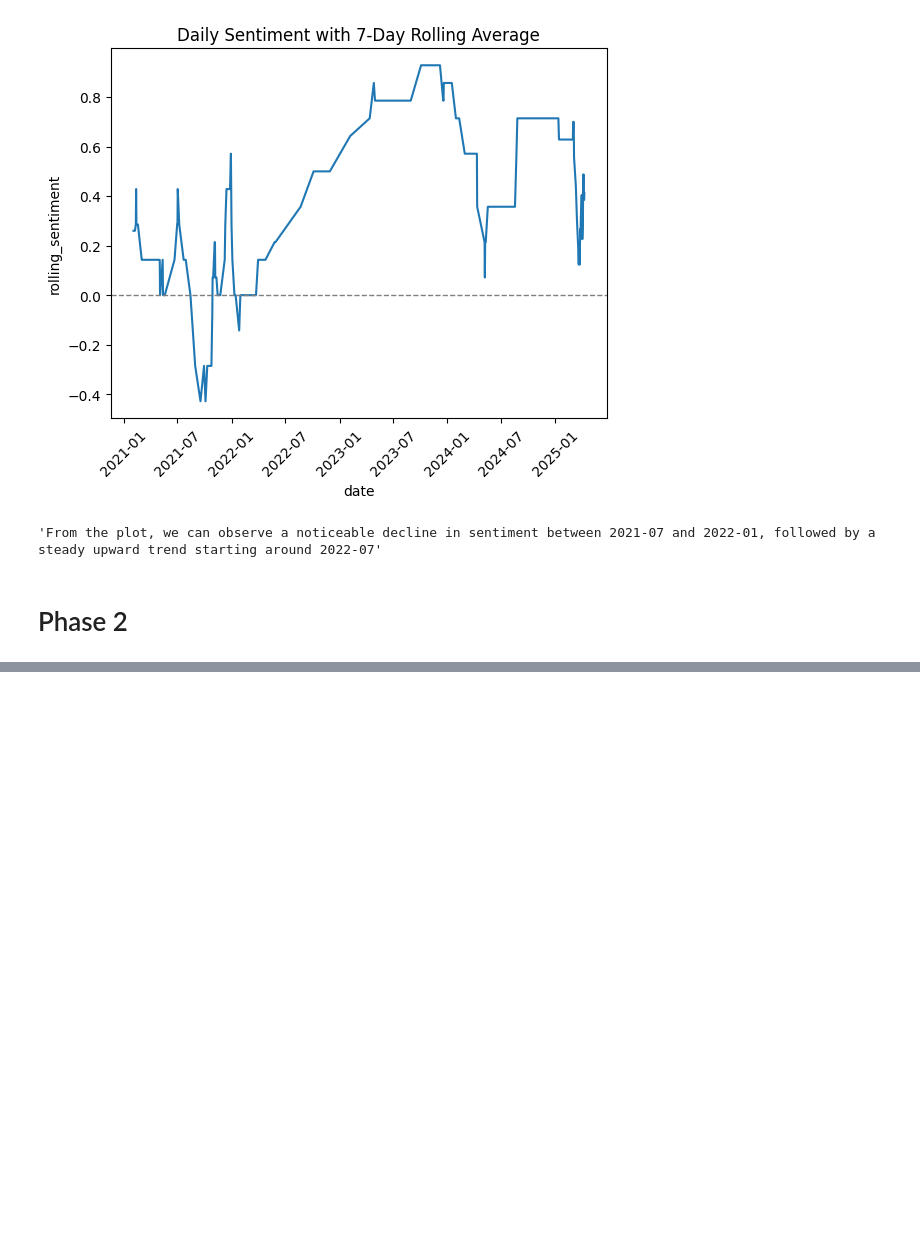
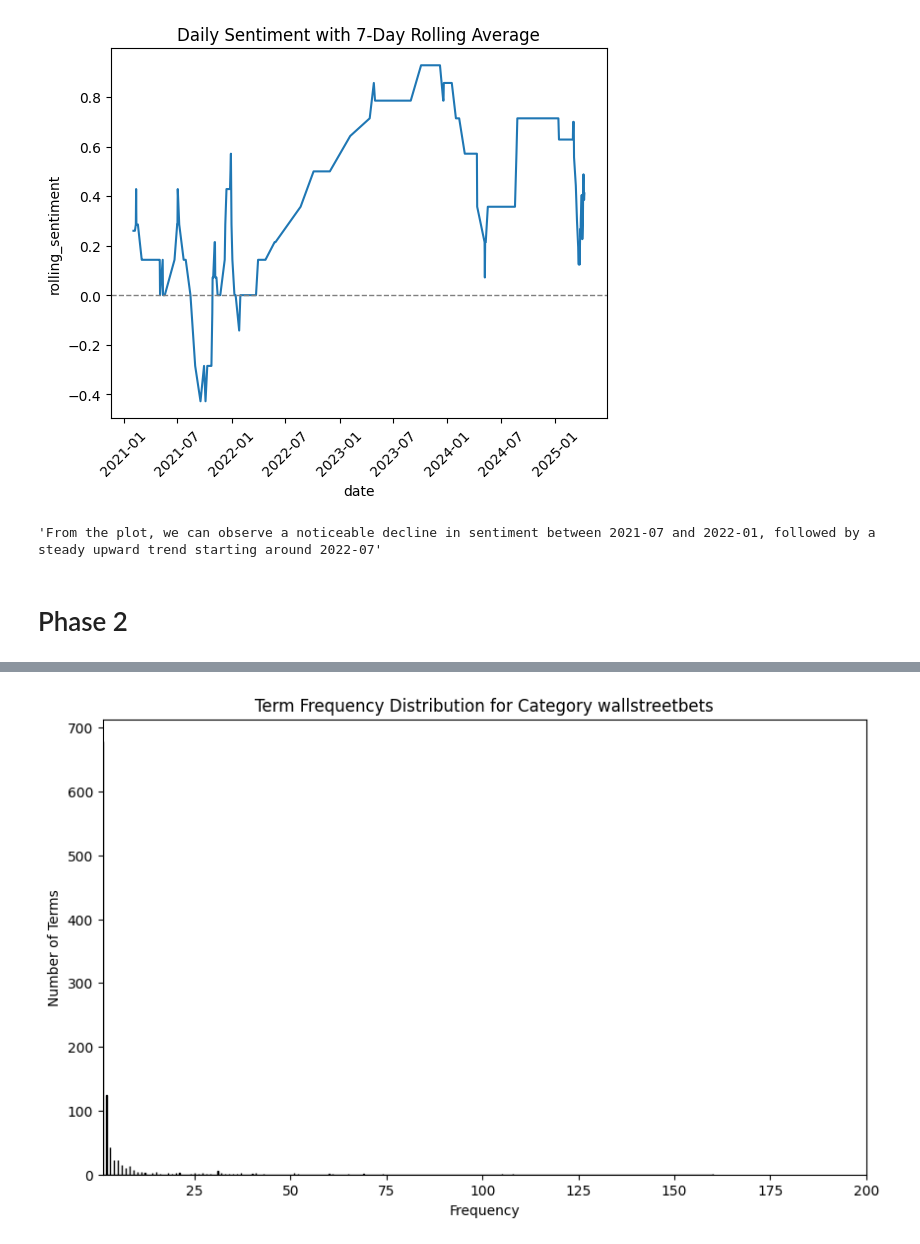
Before and after one commit to OwenHsieh26274/DM2025-Lab1-Exercise, a Jupyter notebook: DM2025-Lab1-Homework.ipynb, the cells around one changed output, grey strips where cells are left out. Drawn from its saved outputs; the diff is of its cells as text; code cells hidden in the pictures; blank space fills up the shorter version.

```diff
--- a/DM2025-Lab1-Homework.ipynb
+++ b/DM2025-Lab1-Homework.ipynb
@@ -612,0 +662,30 @@ plt.show()
+# %%
+# Generate Term-Document Frequency
+import pandas as pd
+from sklearn.feature_extraction.text import CountVectorizer
+
+categories = data['subreddit'].unique()
+category_dfs = {}
+
+for category in categories:
+    category_dfs[category] = data[data['subreddit'] == category].copy()
+
+def create_term_document_df(df):
+    count_vect = CountVectorizer()
+    df_counts = count_vect.fit_transform(df['content'])
+
+    words = count_vect.get_feature_names_out()
+
+    term_document_df = pd.DataFrame(df_counts.toarray(), columns=words)
+
+    return term_document_df
+
+filt_term_document_dfs = {}
+
+for category in categories:
+    filt_term_document_dfs[category] = create_term_document_df(category_dfs[category])
+
+category_number=0
+
+print(f"Filtered Term-Document Frequency DataFrame for Category {categories[category_number]}:")
+filt_term_document_dfs[categories[category_number]]
@@ -612,0 +707,15 @@ plt.show()
+# %%
+# Show Freq Distribution
+category_number=0 #You can change it from 0 to 3
+word_counts = filt_term_document_dfs[categories[category_number]].sum(axis=0).to_numpy()
+
+# Visualize the frequency distribution
+plt.figure(figsize=(10, 6))
+plt.hist(word_counts, bins=5000, color='blue', edgecolor='black')
+plt.title(f'Term Frequency Distribution for Category {categories[category_number]}')
+plt.xlabel('Frequency')
+plt.ylabel('Number of Terms')
+plt.xlim(1, 200)
+plt.show()
+# %% [output]
+[figure, added]
```
Also changed, not shown: parts of 25 cells of this notebook.
